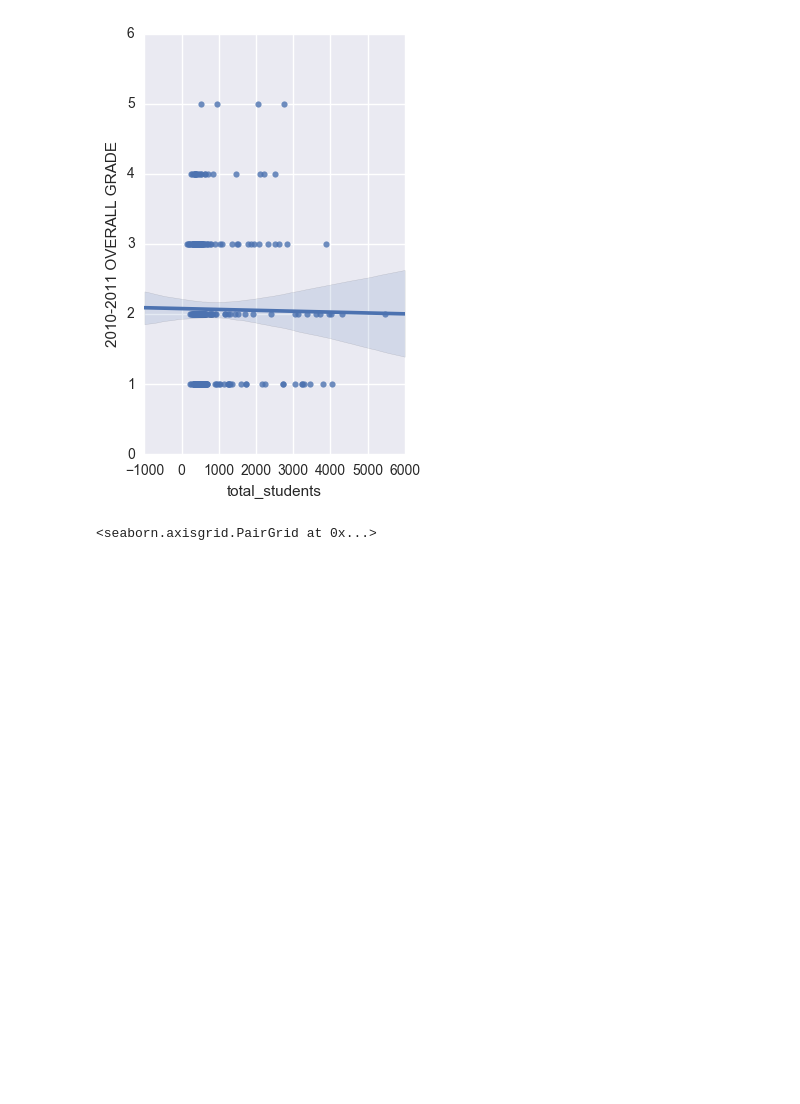
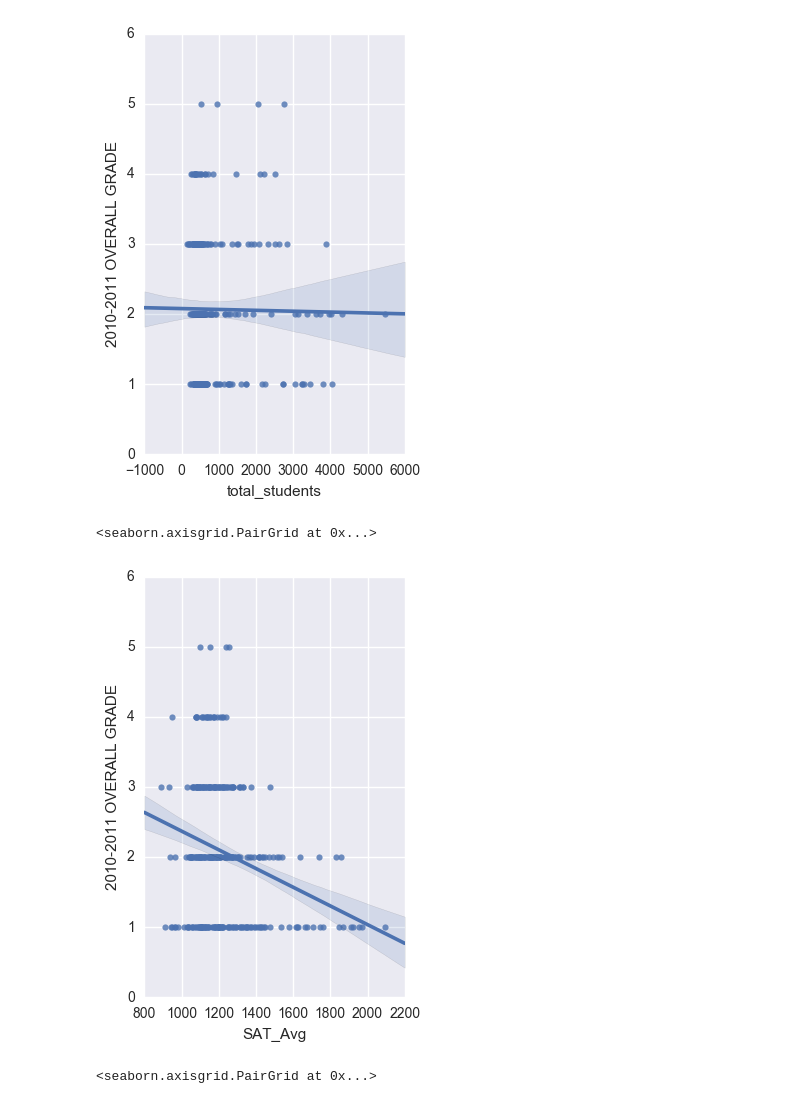
Before and after one commit to ckyko/CSC59970Project, a Jupyter notebook: school and SAT score.ipynb, the cells around one changed output. Drawn from its saved outputs; the diff is of its cells as text; code cells hidden in the pictures; blank space fills up the shorter version.

```diff
--- a/school and SAT score.ipynb
+++ b/school and SAT score.ipynb
@@ -1200,6 +1200,12 @@ sns.pairplot(grade_number, x_vars=['total_students'],
 # %% [output]
 <seaborn.axisgrid.PairGrid at 0x...>
 [figure]
+# %%
+sns.pairplot(grade_number, x_vars=['SAT_Avg'],
+             y_vars=question_2_target_cols, size=5, aspect=0.7, kind='reg')
+# %% [output]
+<seaborn.axisgrid.PairGrid at 0x...>
+[figure, added]
 # %%
 sns.pairplot(grade_number, x_vars=['PEER INDEX*'],
              y_vars=question_2_target_cols, size=7, aspect=0.7, kind='reg')
```
Also changed, not shown: parts of 5 cells of this notebook.
